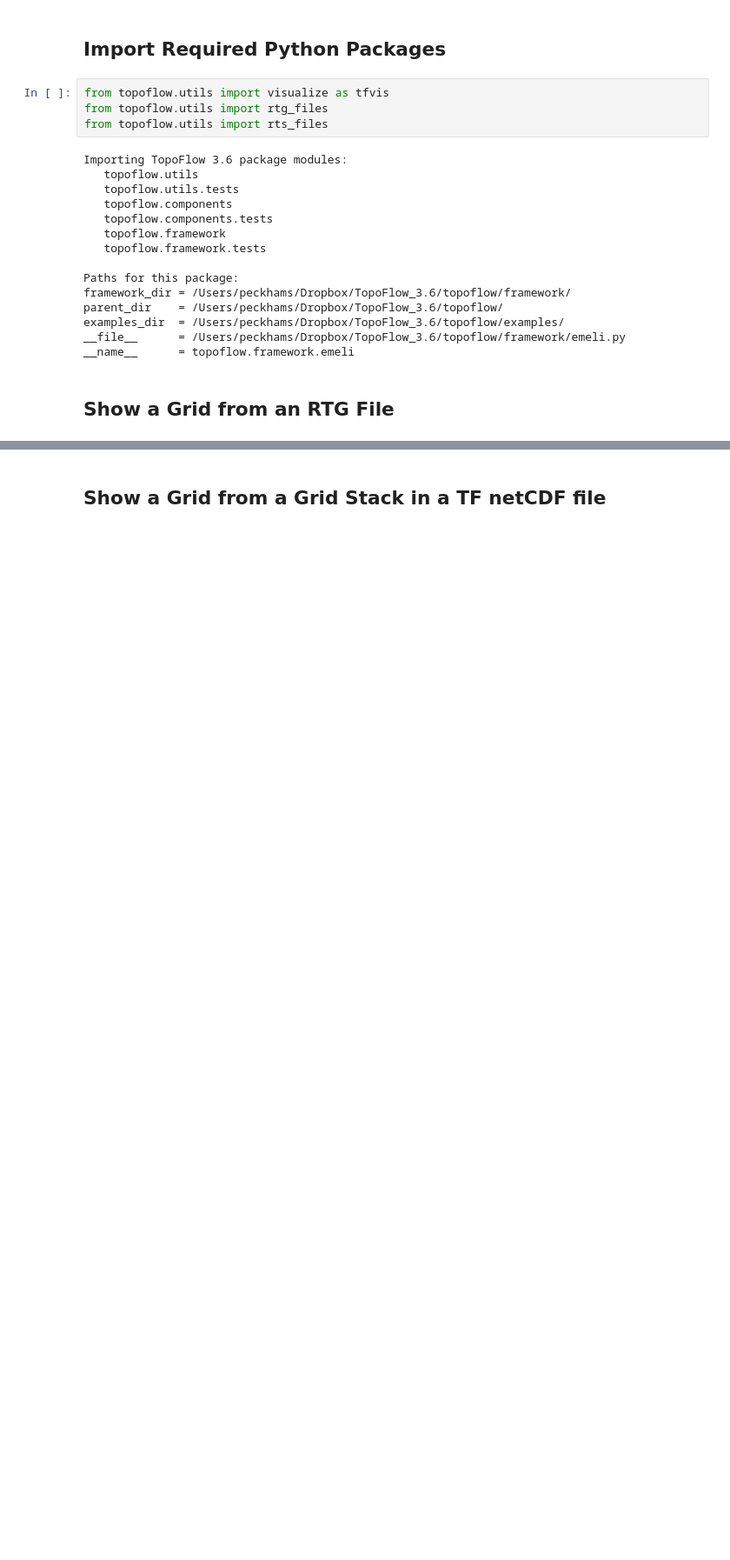
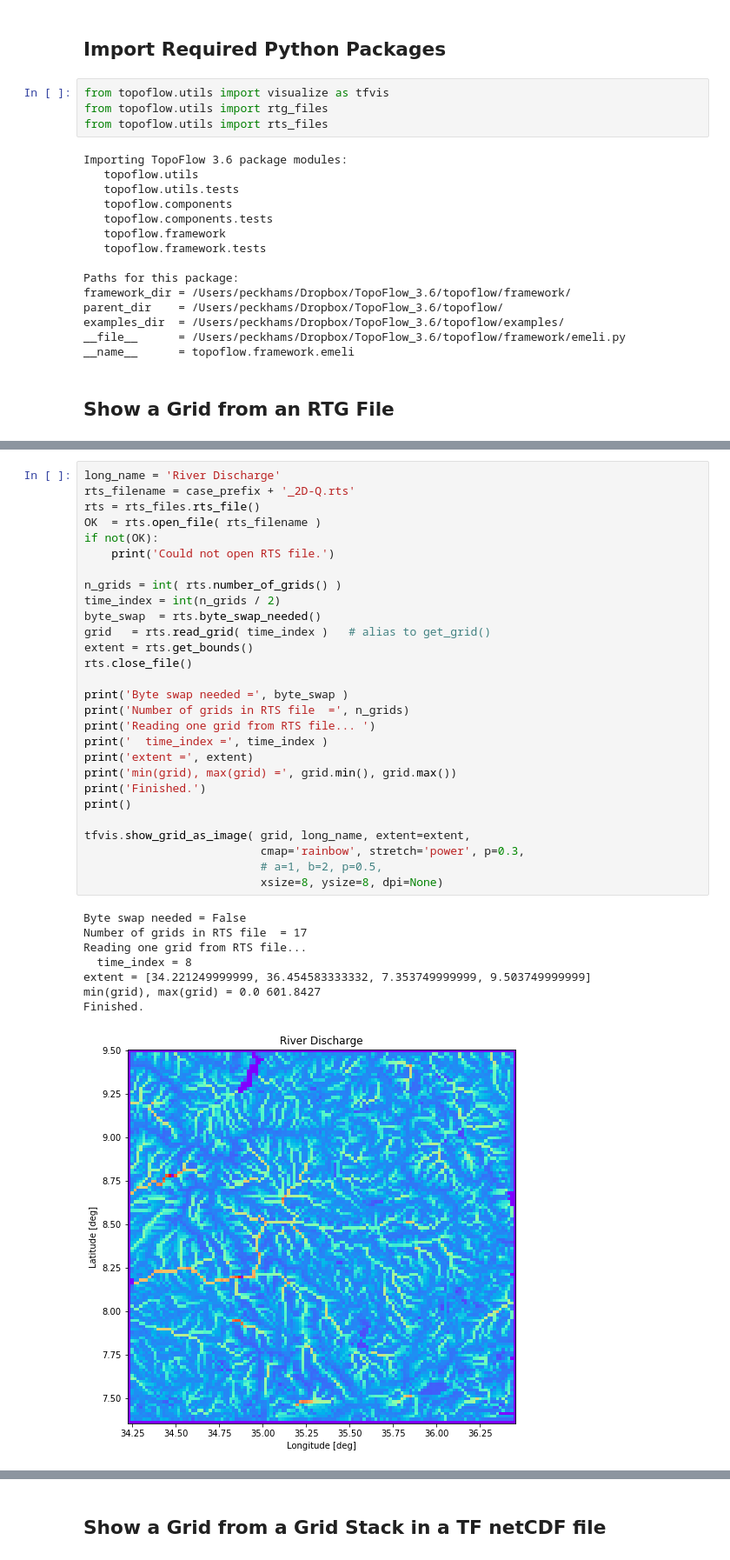
Before and after one commit to peckhams/topoflow36, a Jupyter notebook: TopoFlow_Visualization_v2.ipynb, the cells around one changed output, grey strips where cells are left out. Shown at 87% size. Drawn from its saved outputs; the diff is of its cells as text; blank space fills up the shorter version.

```diff
--- a/TopoFlow_Visualization_v2.ipynb
+++ b/TopoFlow_Visualization_v2.ipynb
@@ -155,0 +165,37 @@ Finished.
+# %%
+long_name = 'River Discharge'
+rts_filename = case_prefix + '_2D-Q.rts'
+rts = rts_files.rts_file()
+OK  = rts.open_file( rts_filename )
+if not(OK):
+    print('Could not open RTS file.')
+
+n_grids = int( rts.number_of_grids() )
+time_index = int(n_grids / 2)
+byte_swap  = rts.byte_swap_needed()
+grid   = rts.read_grid( time_index )   # alias to get_grid()
+extent = rts.get_bounds()
+rts.close_file()
+
+print('Byte swap needed =', byte_swap )
+print('Number of grids in RTS file  =', n_grids)
+print('Reading one grid from RTS file... ')
+print('  time_index =', time_index )
+print('extent =', extent)
+print('min(grid), max(grid) =', grid.min(), grid.max())
+print('Finished.')
+print()
+
+tfvis.show_grid_as_image( grid, long_name, extent=extent,
+                          cmap='rainbow', stretch='power', p=0.3,
+                          # a=1, b=2, p=0.5,
+                          xsize=8, ysize=8, dpi=None)
+# %% [output]
+Byte swap needed = False
+Number of grids in RTS file  = 17
+Reading one grid from RTS file...
+  time_index = 8
+extent = [34.221249999999, 36.454583333332, 7.353749999999, 9.503749999999]
+min(grid), max(grid) = 0.0 601.8427
+Finished.
+[figure, added]
```
Also changed, not shown: parts of 21 cells of this notebook.
